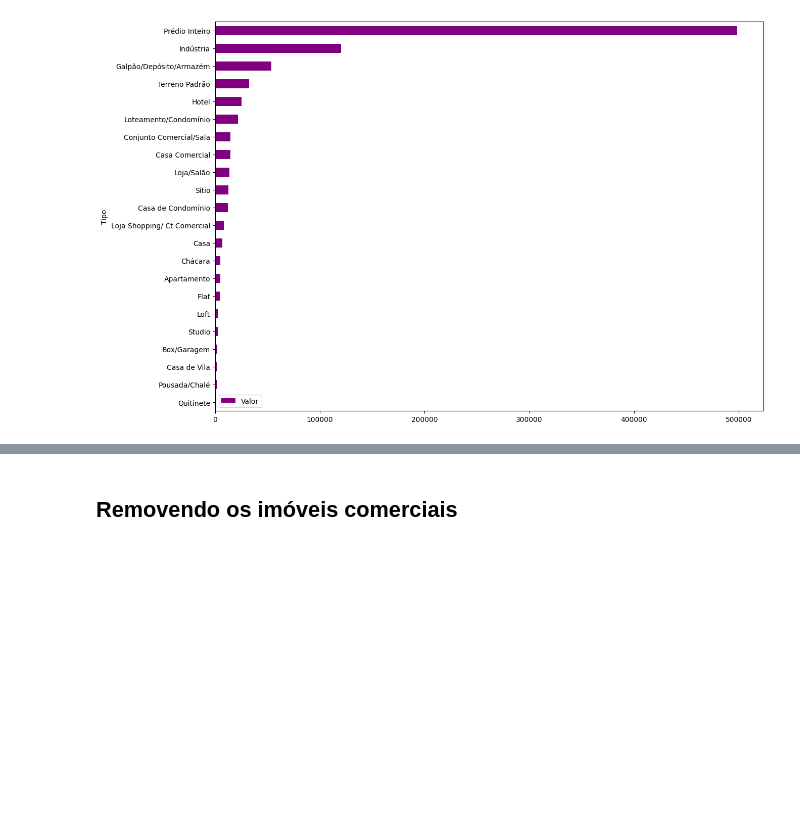
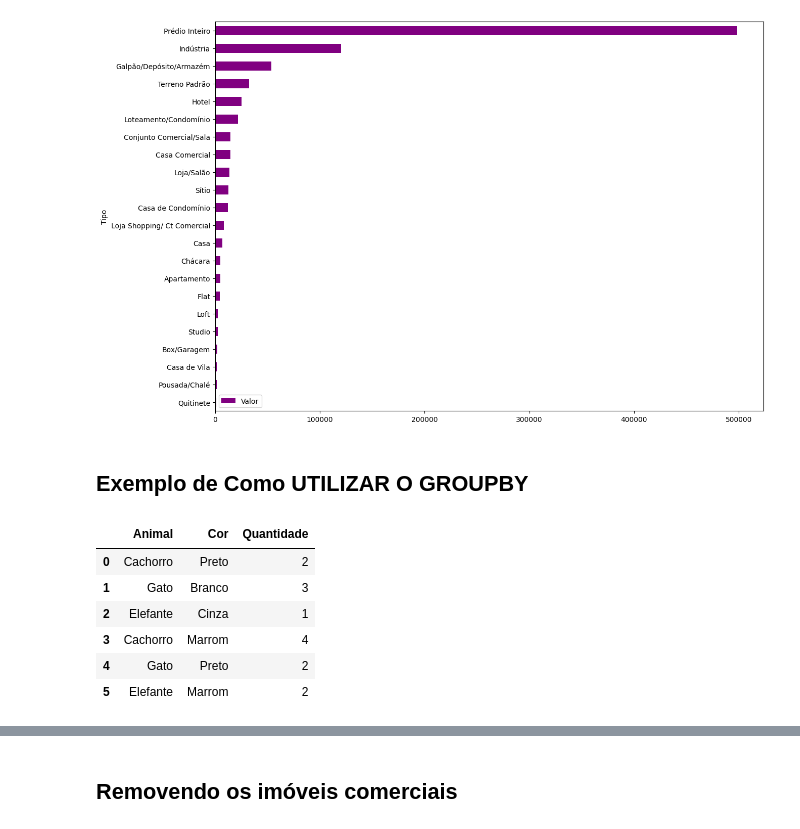
Before and after one commit to ClaytonPavani/python_data_science, a Jupyter notebook: projeto_pandas.ipynb, the cells around one changed output, grey strips where cells are left out. Cells and saved outputs as stored; diff of their text form; code cells hidden in the pictures; blank space fills up the shorter version.

```diff
--- a/projeto_pandas.ipynb
+++ b/projeto_pandas.ipynb
@@ -253,3 +274,22 @@ df_preco_tipo = dados.groupby('Tipo')[['Valor']].mean().sort_values('Valor')
 df_preco_tipo.plot(kind='barh', figsize=(14, 10), color ='purple');
 # %% [output]
 [figure]
+# %% [markdown]
+## Exemplo de Como UTILIZAR O GROUPBY
+# %%
+# Criando um Dataframe - E Imprimindo ele
+
+df = pd.DataFrame({
+   'Animal': ['Cachorro', 'Gato', 'Elefante', 'Cachorro', 'Gato', 'Elefante'],
+   'Cor': ['Preto', 'Branco', 'Cinza', 'Marrom', 'Preto', 'Marrom'],
+   'Quantidade': [2, 3, 1, 4, 2, 2]
+})
+df
+# %% [output]
+|  | Animal | Cor | Quantidade |
+| 0 | Cachorro | Preto | 2 |
+| 1 | Gato | Branco | 3 |
+| 2 | Elefante | Cinza | 1 |
+| 3 | Cachorro | Marrom | 4 |
+| 4 | Gato | Preto | 2 |
+| 5 | Elefante | Marrom | 2 |
```
Also changed, not shown: parts of 8 cells of this notebook.
